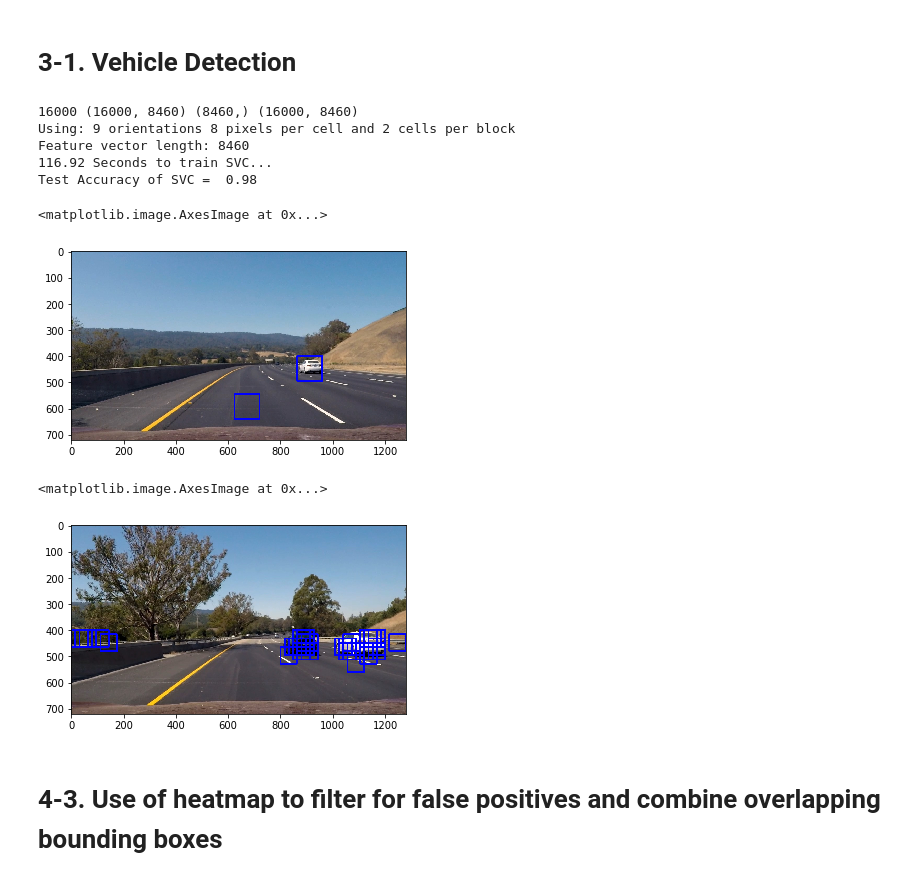
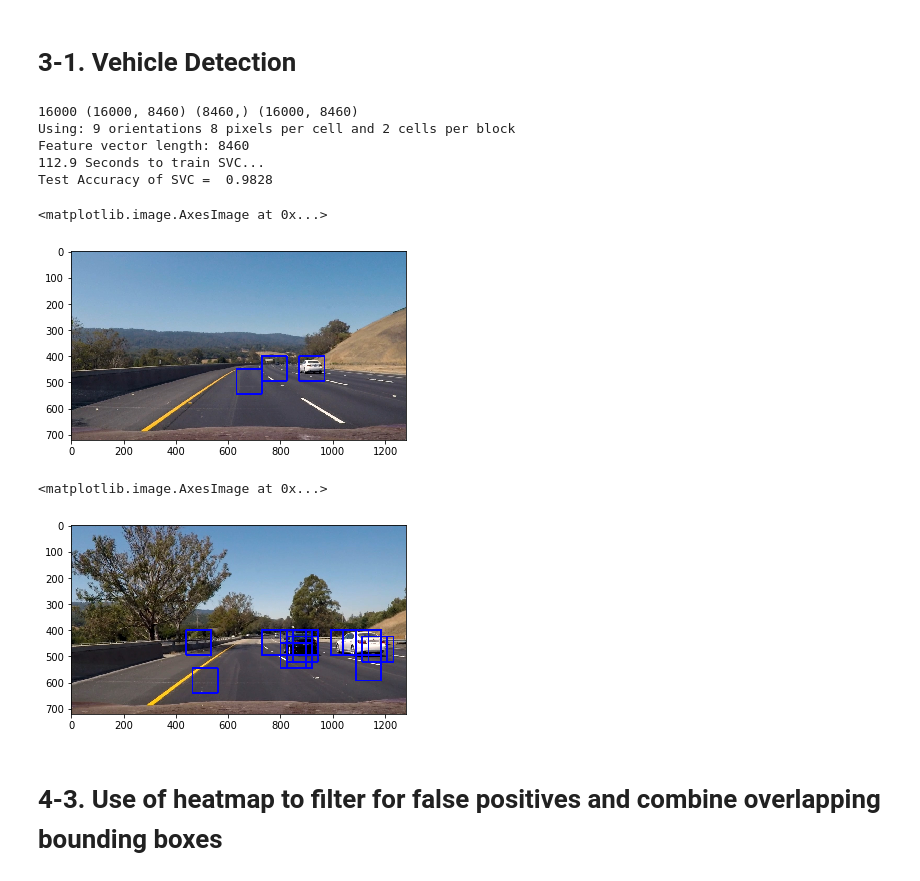
Before and after one commit to kotaroh/SelfDriving_CarND-Vehicle-Detection, a Jupyter notebook: output.ipynb, the cells around one changed output. Drawn from its saved outputs; the diff is of its cells as text; code cells hidden in the pictures.

```diff
--- a/output.ipynb
+++ b/output.ipynb
@@ -508,7 +426,7 @@ def single_img_features(img, color_space='RGB', spatial_size=(32, 32),
     return np.concatenate(img_features)
 
 ### TODO: Tweak these parameters and see how the results change.
-color_space = 'RGB' # Can be RGB, HSV, LUV, HLS, YUV, YCrCb
+#color_space = 'YCrCb' # Can be RGB, HSV, LUV, HLS, YUV, YCrCb
 orient = 9  # HOG orientations
 pix_per_cell = 8 # HOG pixels per cell
 cell_per_block = 2 # HOG cells per block
@@ -518,8 +436,8 @@ hist_bins = 32    # Number of histogram bins
 spatial_feat = True # Spatial features on or off
 hist_feat = True # Histogram features on or off
 hog_feat = True # HOG features on or off
-y_start_stop = [400, None] # Min and max in y to search in slide_window()
-
+y_start_stop = [400, 680] # Min and max in y to search in slide_window()
+x_start_stop = [200, None]
 
 X = np.vstack((car_features, notcar_features)).astype(np.float64)
 # Fit a per-column scaler
@@ -561,7 +479,7 @@ draw_image = np.copy(image)
 # image you are searching is a .jpg (scaled 0 to 255)
 image = image.astype(np.float32)/255
 
-windows = slide_window(image, x_start_stop=[None, None], y_start_stop=y_start_stop,
+windows = slide_window(image, x_start_stop=x_start_stop, y_start_stop=y_start_stop,
                     xy_window=(96, 96), xy_overlap=(0.5, 0.5))
 
 hot_windows = search_windows(image, windows, svc, X_scaler, color_space=color_space,
@@ -578,35 +496,35 @@ plt.imshow(window_img)
 16000 (16000, 8460) (8460,) (16000, 8460)
 Using: 9 orientations 8 pixels per cell and 2 cells per block
 Feature vector length: 8460
-116.92 Seconds to train SVC...
-Test Accuracy of SVC =  0.98
+112.9 Seconds to train SVC...
+Test Accuracy of SVC =  0.9828
 <matplotlib.image.AxesImage at 0x...>
-[figure, old version]
+[figure, new version]
 # %%
 image = mpimg.imread('test_images/test6.jpg')
 draw_image = np.copy(image)
 
 # Uncomment the following line if you extracted training
 # data from .png images (scaled 0 to 1 by mpimg) and the
 # image you are searching is a .jpg (scaled 0 to 255)
 image = image.astype(np.float32)/255
 
-windows = slide_window(image, x_start_stop=[None, None], y_start_stop=y_start_stop,
-                    xy_window=(64, 64), xy_overlap=(0.75, 0.75))
+windows = slide_window(image, x_start_stop=x_start_stop, y_start_stop=y_start_stop,
+                    xy_window=(96, 96), xy_overlap=(0.75, 0.75))
 
 hot_windows = search_windows(image, windows, svc, X_scaler, color_space=color_space,
                         spatial_size=spatial_size, hist_bins=hist_bins,
                         orient=orient, pix_per_cell=pix_per_cell,
                         cell_per_block=cell_per_block,
                         hog_channel=hog_channel, spatial_feat=spatial_feat,
                         hist_feat=hist_feat, hog_feat=hog_feat)
 
 window_img = draw_boxes(draw_image, hot_windows, color=(0, 0, 255), thick=6)
 
 plt.imshow(window_img)
 # %% [output]
 <matplotlib.image.AxesImage at 0x...>
-[figure, old version]
+[figure, new version]
 # %% [markdown]
 # 4-3. Use of heatmap to filter for false positives and combine overlapping bounding boxes
 # %%
```
Also changed, not shown: parts of 8 cells of this notebook.
